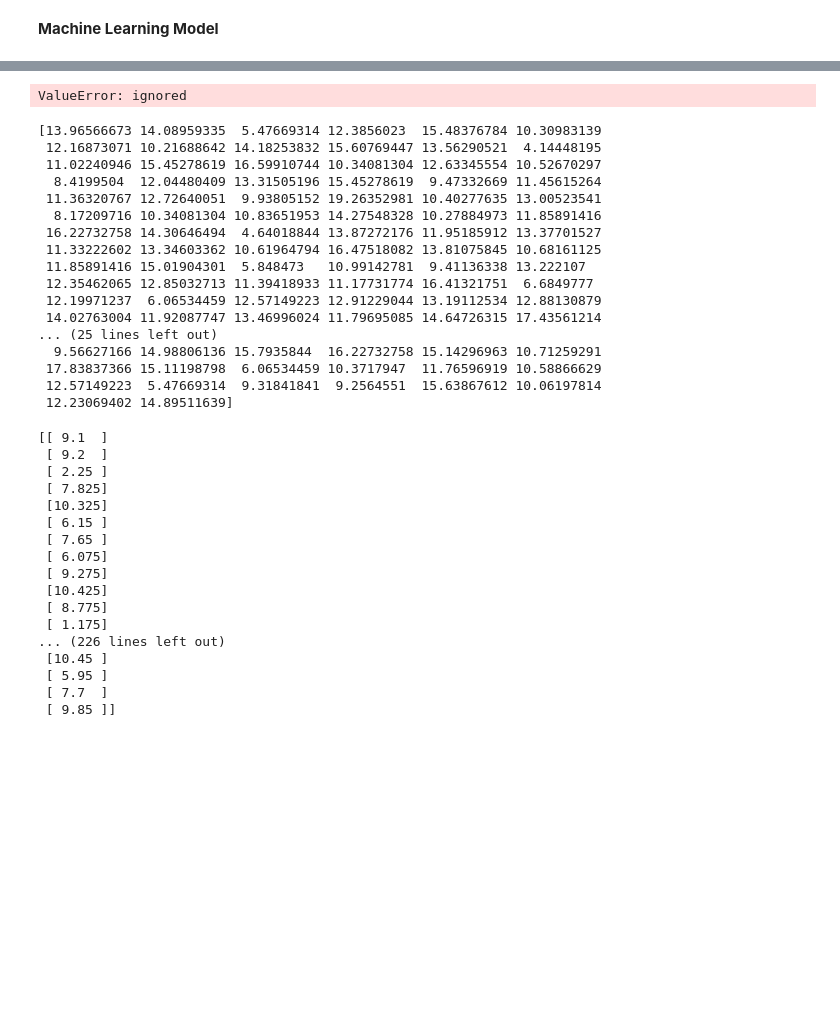
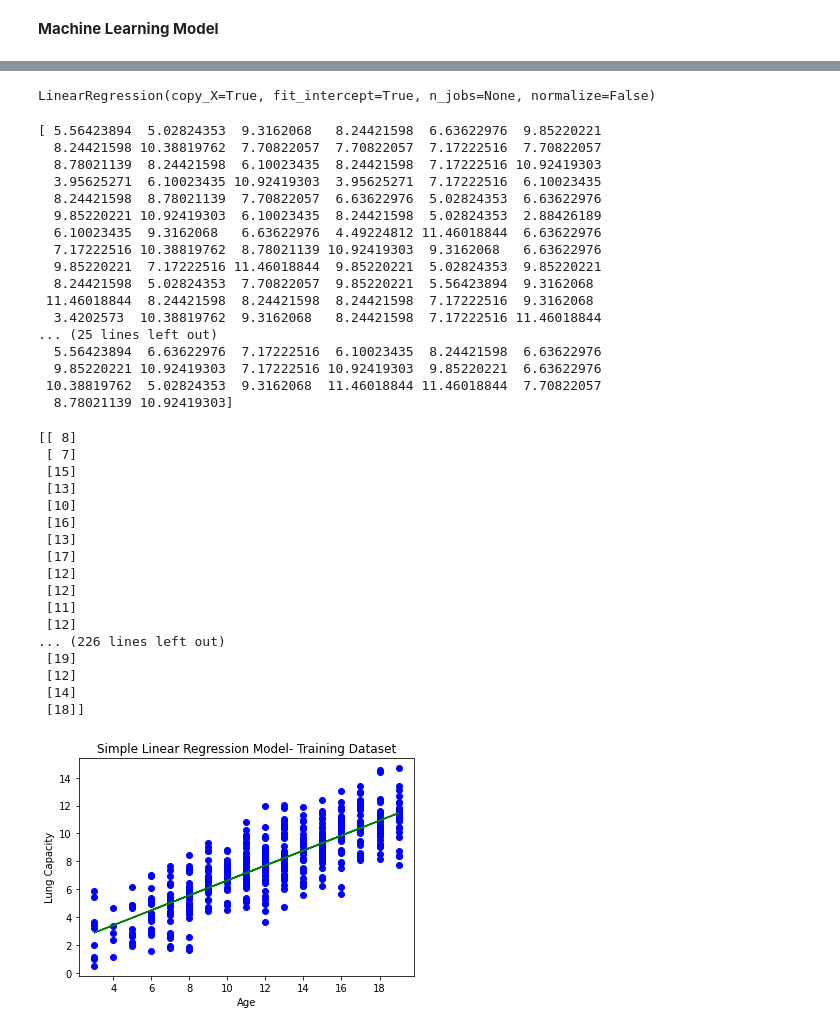
Before and after one commit to hajajaved/day10_ds_ml, a Jupyter notebook: miniproj.ipynb, the cells around one changed output, grey strips where cells are left out. Drawn from its saved outputs; the diff is of its cells as text; code cells hidden in the pictures; blank space fills up the shorter version.

```diff
--- a/miniproj.ipynb
+++ b/miniproj.ipynb
@@ -86,8 +86,8 @@ Index(['LungCap', 'Age'], dtype='object')
 # %% [markdown]
 **Machine Learning Model**
 # %%
-x = data.iloc[:, -1].values
-y = data.iloc[:, 1].values
+x = data.iloc[:, :-1].values
+y = data.iloc[:, -1].values
 # %%
 print(x)
 print(y)
@@ -142,46 +142,56 @@ from sklearn.linear_model import LinearRegression
 slr = LinearRegression()
 slr.fit(x_train, y_train)
 # %% [output]
-ValueError: ignored
+LinearRegression(copy_X=True, fit_intercept=True, n_jobs=None, normalize=False)
 # %%
 y_pred = slr.predict(x_test)
 
 print(y_pred)
 # %% [output]
-[13.96566673 14.08959335  5.47669314 12.3856023  15.48376784 10.30983139
- 12.16873071 10.21688642 14.18253832 15.60769447 13.56290521  4.14448195
- 11.02240946 15.45278619 16.59910744 10.34081304 12.63345554 10.52670297
-  8.4199504  12.04480409 13.31505196 15.45278619  9.47332669 11.45615264
- 11.36320767 12.72640051  9.93805152 19.26352981 10.40277635 13.00523541
-  8.17209716 10.34081304 10.83651953 14.27548328 10.27884973 11.85891416
- 16.22732758 14.30646494  4.64018844 13.87272176 11.95185912 13.37701527
- 11.33222602 13.34603362 10.61964794 16.47518082 13.81075845 10.68161125
- 11.85891416 15.01904301  5.848473   10.99142781  9.41136338 13.222107
- 12.35462065 12.85032713 11.39418933 11.17731774 16.41321751  6.6849777
- 12.19971237  6.06534459 12.57149223 12.91229044 13.19112534 12.88130879
- 14.02763004 11.92087747 13.46996024 11.79695085 14.64726315 17.43561214
+[ 5.56423894  5.02824353  9.3162068   8.24421598  6.63622976  9.85220221
+  8.24421598 10.38819762  7.70822057  7.70822057  7.17222516  7.70822057
+  8.78021139  8.24421598  6.10023435  8.24421598  7.17222516 10.92419303
+  3.95625271  6.10023435 10.92419303  3.95625271  7.17222516  6.10023435
+  8.24421598  8.78021139  7.70822057  6.63622976  5.02824353  6.63622976
+  9.85220221 10.92419303  6.10023435  8.24421598  5.02824353  2.88426189
+  6.10023435  9.3162068   6.63622976  4.49224812 11.46018844  6.63622976
+  7.17222516 10.38819762  8.78021139 10.92419303  9.3162068   6.63622976
+  9.85220221  7.17222516 11.46018844  9.85220221  5.02824353  9.85220221
+  8.24421598  5.02824353  7.70822057  9.85220221  5.56423894  9.3162068
+ 11.46018844  8.24421598  8.24421598  8.24421598  7.17222516  9.3162068
+  3.4202573  10.38819762  9.3162068   8.24421598  7.17222516 11.46018844
 ... (25 lines left out)
-  9.56627166 14.98806136 15.7935844  16.22732758 15.14296963 10.71259291
- 17.83837366 15.11198798  6.06534459 10.3717947  11.76596919 10.58866629
- 12.57149223  5.47669314  9.31841841  9.2564551  15.63867612 10.06197814
- 12.23069402 14.89511639]
+  5.56423894  6.63622976  7.17222516  6.10023435  8.24421598  6.63622976
+  9.85220221 10.92419303  7.17222516 10.92419303  9.85220221  6.63622976
+ 10.38819762  5.02824353  9.3162068  11.46018844 11.46018844  7.70822057
+  8.78021139 10.92419303]
 # %%
 print(x_test)
 # %% [output]
-[[ 9.1  ]
- [ 9.2  ]
- [ 2.25 ]
- [ 7.825]
- [10.325]
- [ 6.15 ]
- [ 7.65 ]
- [ 6.075]
- [ 9.275]
- [10.425]
- [ 8.775]
- [ 1.175]
+[[ 8]
+ [ 7]
+ [15]
+ [13]
+ [10]
+ [16]
+ [13]
+ [17]
+ [12]
+ [12]
+ [11]
+ [12]
 ... (226 lines left out)
- [10.45 ]
- [ 5.95 ]
- [ 7.7  ]
- [ 9.85 ]]
+ [19]
+ [12]
+ [14]
+ [18]]
+# %%
+plt.scatter(x_train, y_train, color = "blue")
+plt.plot(x_train, slr.predict(x_train), color = "green")
+plt.title("Simple Linear Regression Model- Training Dataset")
+plt.xlabel("Age")
+plt.ylabel("Lung Capacity")
+
+plt.show()
+# %% [output]
+[figure, added]
```
Also changed, not shown: parts of 9 cells of this notebook.
